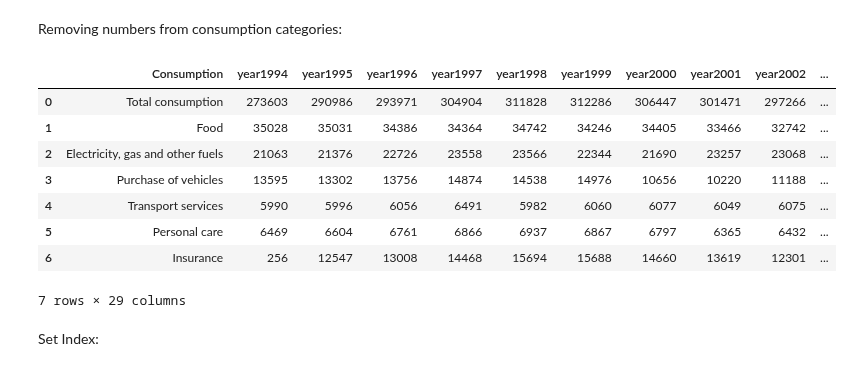
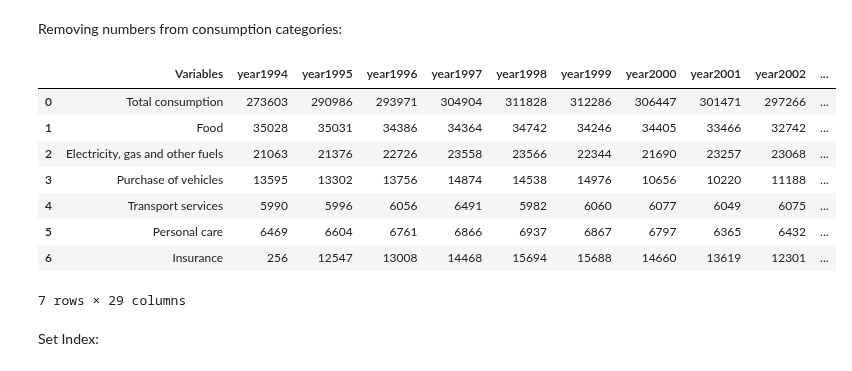
Before and after one commit to NumEconCopenhagen/projects-2023-EFS, a Jupyter notebook: dataproject/St_data_p.ipynb, the cells around one changed output. Cells and saved outputs as stored; diff of their text form; code cells hidden in the pictures.

```diff
--- a/dataproject/St_data_p.ipynb
+++ b/dataproject/St_data_p.ipynb
@@ -139,5 +139,4 @@ Dropping unimportant variables and set new index:
 # %%
 gdp.drop(['TRANSAKT', 'Area', 'Price unit'], axis='columns', inplace=True)
-gdp = gdp.set_index('Year')
 gdp.head(5)
 # %% [output]
@@ -150,0 +151,6 @@ gdp.head(5)
+# %%
+import string
+for value in gdp['Variables'].values:
+    gdp.loc[gdp['Variables'].values == value,['Variables']] = 'year'+str(value)
+gdp = gdp.set_index('Variables')
+gdp.head(5)
@@ -204,7 +208,7 @@ cop.head(10)
 # %% [markdown]
 Renmaing consumption and year column names:
 # %%
-cop.rename(columns = {'Unnamed: 2':'Consumption'}, inplace=True)
+cop.rename(columns = {'Unnamed: 2':'Variables'}, inplace=True)
 
 col_dict = {}
 col_dict = {str(i) : f'year{i}' for i in range(1994,2021+1)}
@@ -223,7 +227,7 @@ cop.head(5)
 Dropping unimportant variables:
 # %%
 # Build up a logical index I
-I = cop.Consumption.str.contains('Household textiles')
+I = cop.Variables.str.contains('Household textiles')
 cop.loc[I, :]
 cop = cop.loc[I == False] # keeping everything else
 cop.head(10)
@@ -256,14 +260,14 @@ cop.iloc[0:7,:]
 Removing numbers from consumption categories:
 # %%
 import string
-for value in cop['Consumption'].values:
-    cop.loc[cop['Consumption'].values == value,['Consumption']] = value.strip('0123456789.')
+for value in cop['Variables'].values:
+    cop.loc[cop['Variables'].values == value,['Variables']] = value.strip('0123456789.')
 
-cop.loc[0,['Consumption']] = 'Total consumption'
+cop.loc[0,['Variables']] = 'Total consumption'
 
 cop.head(10)
 # %% [output]
-|  | Consumption | year1994 | year1995 | year1996 | year1997 | year1998 | year1999 | year2000 | year2001 | year2002 | ... |
+|  | Variables | year1994 | year1995 | year1996 | year1997 | year1998 | year1999 | year2000 | year2001 | year2002 | ... |
 | 0 | Total consumption | 273603 | 290986 | 293971 | 304904 | 311828 | 312286 | 306447 | 301471 | 297266 | ... |
 | 1 | Food | 35028 | 35031 | 34386 | 34364 | 34742 | 34246 | 34405 | 33466 | 32742 | ... |
 | 2 | Electricity, gas and other fuels | 21063 | 21376 | 22726 | 23558 | 23566 | 22344 | 21690 | 23257 | 23068 | ... |
```
Also changed, not shown: parts of 12 cells of this notebook.
